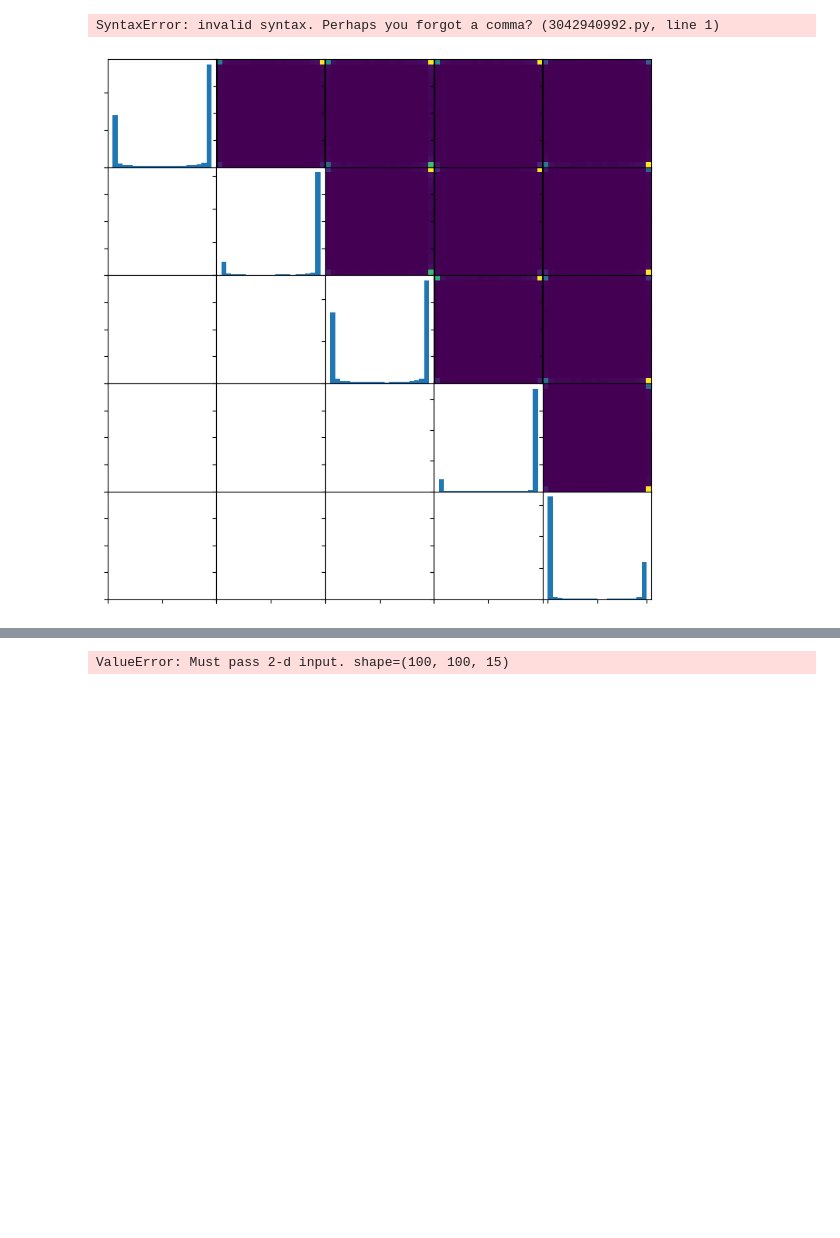
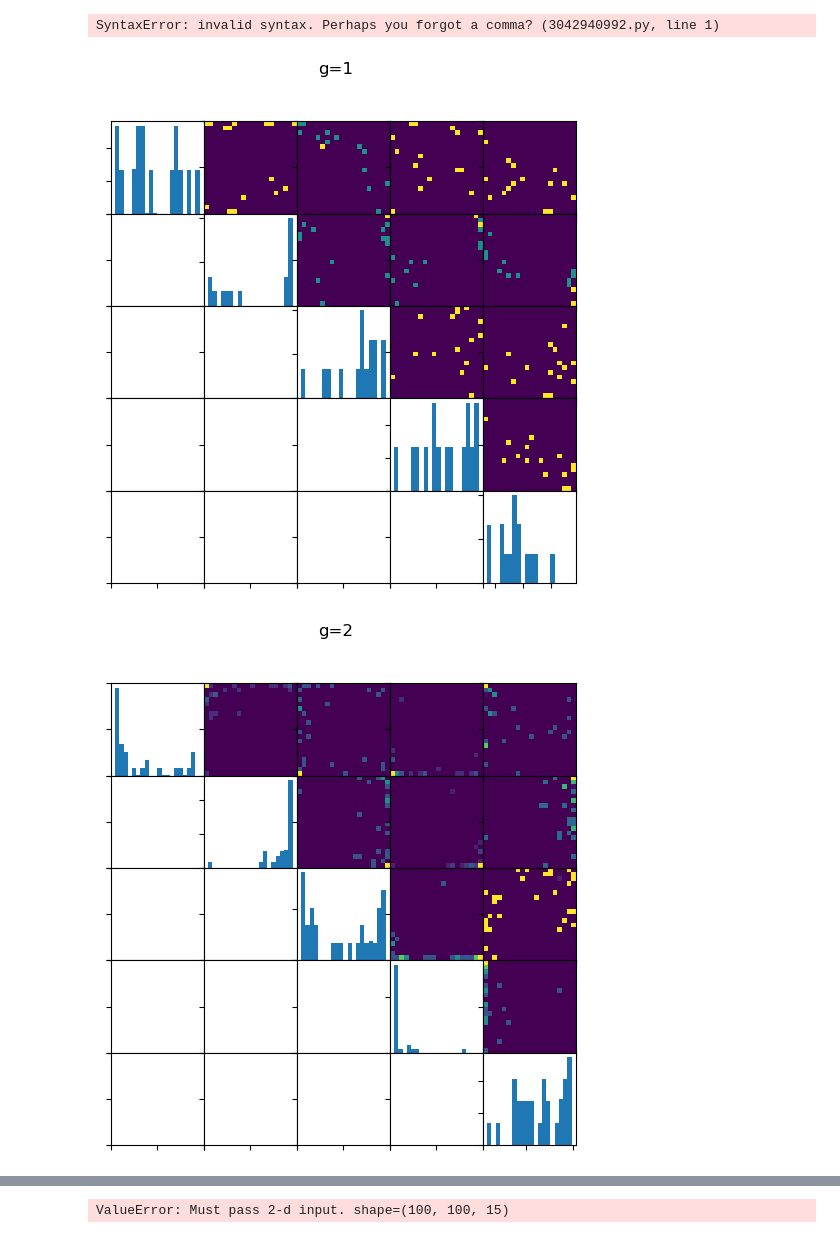
Before and after one commit to amimem/ToMM, a Jupyter notebook: trained_networks_analysis.ipynb, the cells around one changed output, grey strips where cells are left out. Saved outputs shown, nothing was run; the diff lists cells and outputs as text; code cells hidden in the pictures; blank space fills up the shorter version.

```diff
--- a/trained_networks_analysis.ipynb
+++ b/trained_networks_analysis.ipynb
@@ -56,17 +56,18 @@ data_settings_str =\
                 '_K_10' +\
                 '_N_4' +\
                 '_T_10000' +\
-                f'_g_9.0'
+                f'_g_8.0'
 print(data_settings_str)
 seed_idx = 0
-#  '_singletask_baseline' +\
-#                 '_multitask_baseline' +\
+#  '_singletaskbaseline' +\
+#                 '_multitaskbaseline' +\
+#  '_STOMPnet_M_2_L_4_nfeatures_2' +\
 training_settings_str =\
-                '_STOMPnet_M_2_L_4_nfeatures_2' +\
+                '_multitaskbaseline' +\
                 '_cap_240' +\
                 '_trainseed_0' +\
-                '_epochs_100' +\
+                '_epochs_5' +\
                 '_batchsz_16' +\
-                '_lr_0.001'
+                '_lr_0.01'
 print(training_settings_str)
 # %% [output]
@@ -128 +149,5 @@ def plot_loss(model_name):
+# %%
+glist=[1,2,4,8]
+modellist=['STOMPnet_M_2_L_4_nfeatures_2','singletaskbaseline','multitaskbaseline']
+data_dict=collect_data_over_files(glist,modellist)
 # %%
@@ -244,19 +309,23 @@ data_settings = np.load(out_dir + data_settings_str + ".npy", allow_pickle=True)
 # %% [output]
 SyntaxError: invalid syntax. Perhaps you forgot a comma? (3042940992.py, line 1)
 # %%
-Kmax=5#states.shape[1]
-fig,ax=pl.subplots(Kmax,Kmax,figsize=(9,9))
-for rit in range(Kmax):
-    for cit in range(Kmax):
-        if rit==cit:
-            ax[rit,cit].hist(states[0,:,rit],bins=20)
-        if rit<cit:
-            heatmap, xedges, yedges = np.histogram2d(states[0,:,rit], states[0,:,cit], bins=20)
-#             extent = [0, 1, 0, 1]
-            extent = [-1, 1, -1, 1]
-            ax[rit,cit].imshow(heatmap.T, extent=extent, origin='lower')
-        ax[rit,cit].set_xticklabels([])
-        ax[rit,cit].set_yticklabels([])
-fig.subplots_adjust(wspace=0, hspace=0)
+for g in glist:
+    states,actions,epi_times=get_data(str(g))
+    Kmax=5#states.shape[1]
+    fig,ax=pl.subplots(Kmax,Kmax,figsize=(6,6))
+    for rit in range(Kmax):
+        for cit in range(Kmax):
+            if rit==cit:
+                ax[rit,cit].hist(states[0,:,rit],bins=20)
+            if rit<cit:
+                heatmap, xedges, yedges = np.histogram2d(states[0,:,rit], states[0,:,cit], bins=20)
+    #             extent = [0, 1, 0, 1]
+                extent = [-1, 1, -1, 1]
+                ax[rit,cit].imshow(heatmap.T, extent=extent, origin='lower')
+            ax[rit,cit].set_xticklabels([])
+            ax[rit,cit].set_yticklabels([])
+    fig.suptitle('g='+str(g))
+    fig.subplots_adjust(wspace=0, hspace=0)
 # %% [output]
-[figure, old version]
+[figure, new version]
+[figure, added]
```
Also changed, not shown: parts of 18 cells of this notebook, 2 other files.
